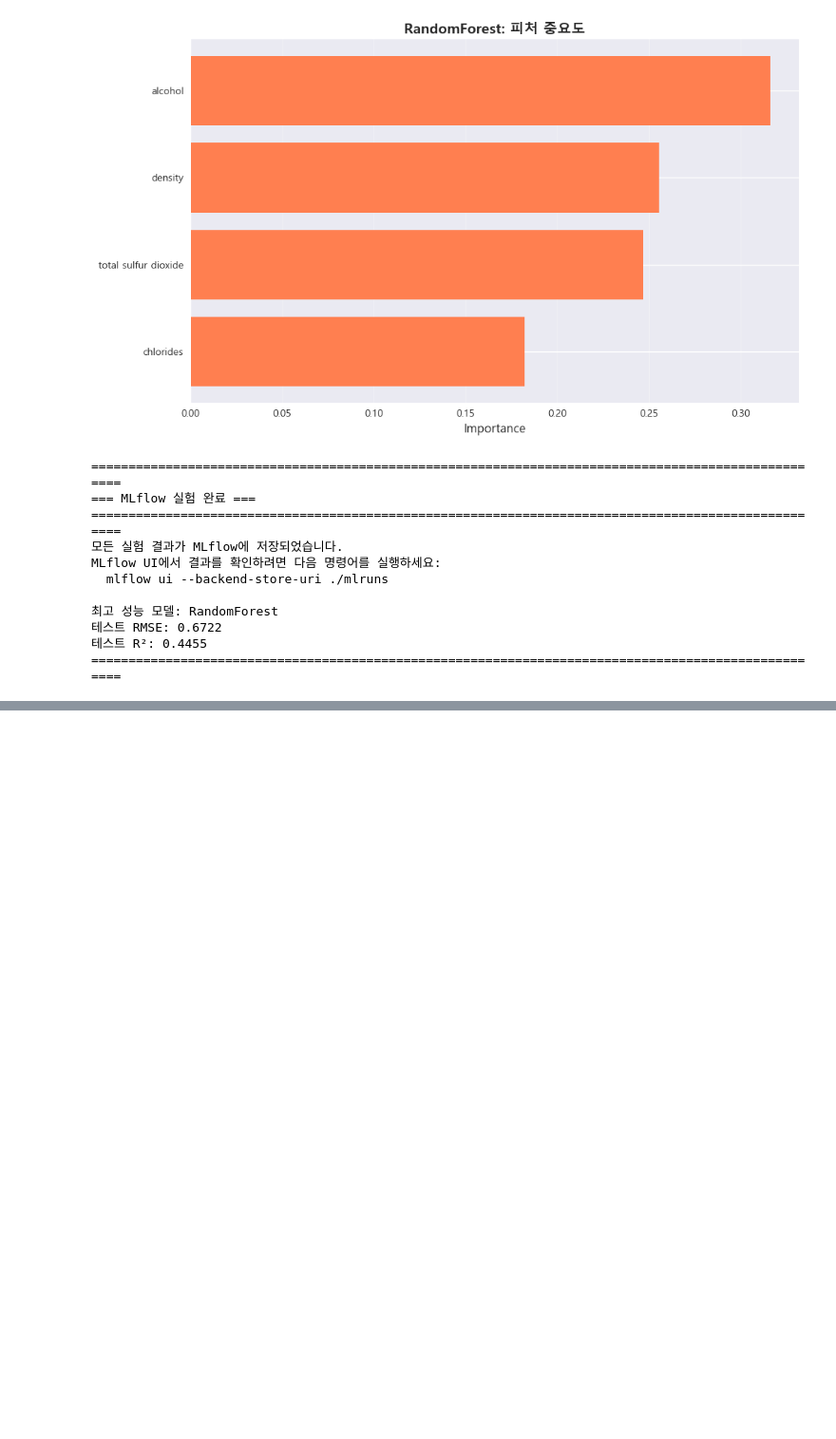
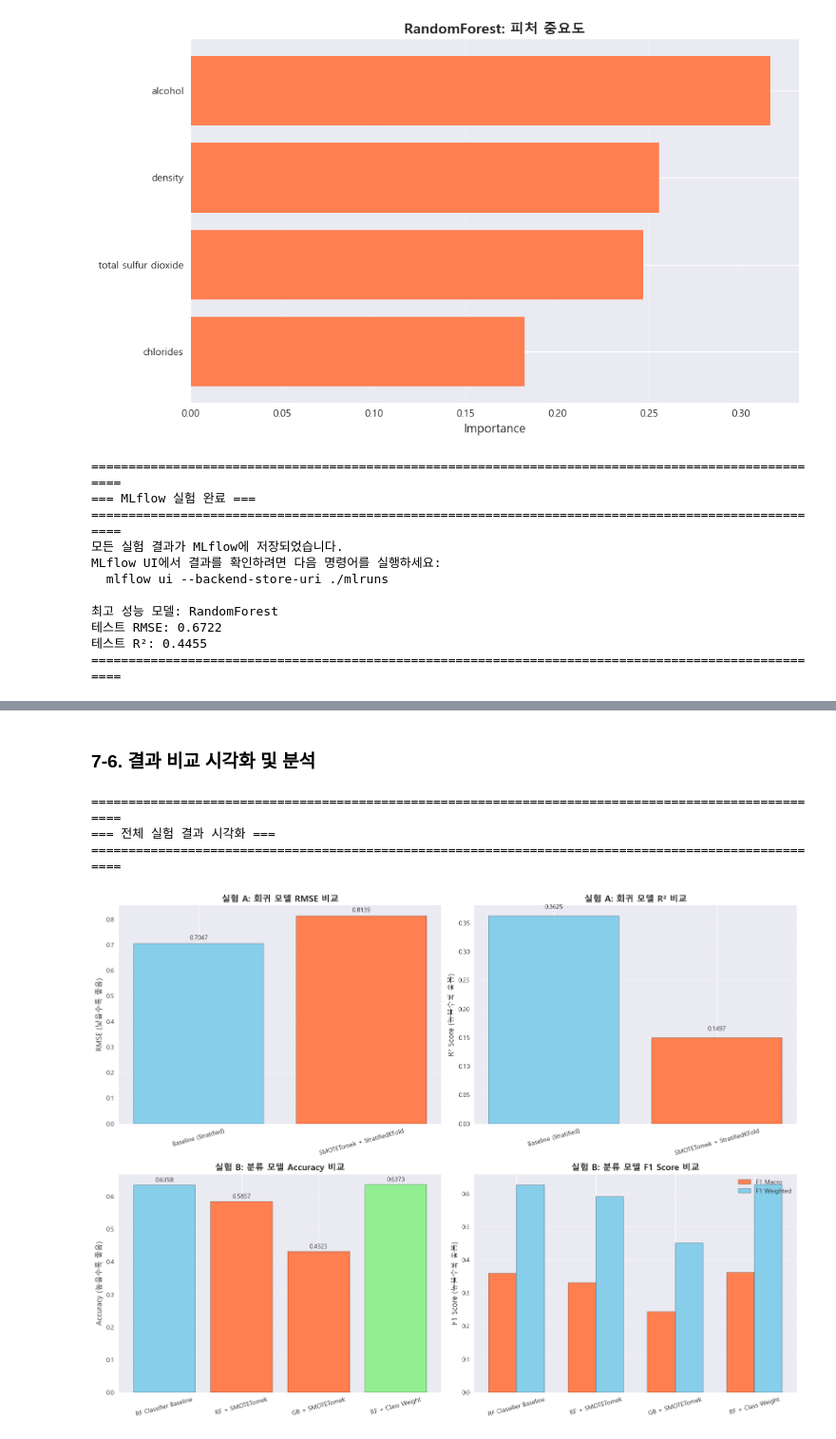
Before and after one commit to JunKIM2603a/mlflow_wine, a Jupyter notebook: preprocessing_test.ipynb, the cells around one changed output, grey strips where cells are left out. Shown at 95% size. Cells and saved outputs as stored; diff of their text form; code cells hidden in the pictures; blank space fills up the shorter version.

```diff
--- a/preprocessing_test.ipynb
+++ b/preprocessing_test.ipynb
@@ -2105,0 +2771,72 @@ MLflow UI에서 결과를 확인하려면 다음 명령어를 실행하세요:
+# %% [markdown]
+### 7-6. 결과 비교 시각화 및 분석
+# %%
+# 결과 비교 시각화
+print("=" * 100)
+print("=== 전체 실험 결과 시각화 ===")
+print("=" * 100)
+
+fig, axes = plt.subplots(2, 2, figsize=(16, 12))
+
+# 1. 실험 A (회귀) 결과 비교
+ax1 = axes[0, 0]
+models_a = [r['model'] for r in experiment_a_results]
+rmse_a = [r['test_rmse'] for r in experiment_a_results]
+colors_a = ['skyblue' if 'Baseline' in m else 'coral' for m in models_a]
+bars1 = ax1.bar(models_a, rmse_a, color=colors_a, edgecolor='black')
+ax1.set_ylabel('RMSE (낮을수록 좋음)', fontsize=12)
+ax1.set_title('실험 A: 회귀 모델 RMSE 비교', fontsize=14, fontweight='bold')
+ax1.tick_params(axis='x', rotation=15)
+for bar, val in zip(bars1, rmse_a):
+    ax1.text(bar.get_x() + bar.get_width()/2, bar.get_height() + 0.01,
+             f'{val:.4f}', ha='center', va='bottom', fontsize=10)
+ax1.grid(True, alpha=0.3, axis='y')
+
+# 2. 실험 A (회귀) R² 비교
+ax2 = axes[0, 1]
+r2_a = [r['test_r2'] for r in experiment_a_results]
+bars2 = ax2.bar(models_a, r2_a, color=colors_a, edgecolor='black')
+ax2.set_ylabel('R² Score (높을수록 좋음)', fontsize=12)
+ax2.set_title('실험 A: 회귀 모델 R² 비교', fontsize=14, fontweight='bold')
+ax2.tick_params(axis='x', rotation=15)
+for bar, val in zip(bars2, r2_a):
+    ax2.text(bar.get_x() + bar.get_width()/2, bar.get_height() + 0.01,
+             f'{val:.4f}', ha='center', va='bottom', fontsize=10)
+ax2.grid(True, alpha=0.3, axis='y')
+
+# 3. 실험 B (분류) Accuracy 비교
+ax3 = axes[1, 0]
+models_b = [r['model'] for r in experiment_b_results]
+acc_b = [r['test_accuracy'] for r in experiment_b_results]
+colors_b = ['skyblue' if 'Baseline' in m else ('coral' if 'SMOTETomek' in m else 'lightgreen') for m in models_b]
+bars3 = ax3.bar(models_b, acc_b, color=colors_b, edgecolor='black')
+ax3.set_ylabel('Accuracy (높을수록 좋음)', fontsize=12)
+ax3.set_title('실험 B: 분류 모델 Accuracy 비교', fontsize=14, fontweight='bold')
+ax3.tick_params(axis='x', rotation=15)
+for bar, val in zip(bars3, acc_b):
+    ax3.text(bar.get_x() + bar.get_width()/2, bar.get_height() + 0.005,
+             f'{val:.4f}', ha='center', va='bottom', fontsize=10)
+ax3.grid(True, alpha=0.3, axis='y')
+
+# 4. 실험 B (분류) F1 Score 비교
+ax4 = axes[1, 1]
+f1_macro_b = [r['test_f1_macro'] for r in experiment_b_results]
+f1_weighted_b = [r['test_f1_weighted'] for r in experiment_b_results]
+x_pos = np.arange(len(models_b))
+width = 0.35
+bars4a = ax4.bar(x_pos - width/2, f1_macro_b, width, label='F1 Macro', color='coral', edgecolor='black')
+bars4b = ax4.bar(x_pos + width/2, f1_weighted_b, width, label='F1 Weighted', color='skyblue', edgecolor='black')
+ax4.set_ylabel('F1 Score (높을수록 좋음)', fontsize=12)
+ax4.set_title('실험 B: 분류 모델 F1 Score 비교', fontsize=14, fontweight='bold')
+ax4.set_xticks(x_pos)
+ax4.set_xticklabels(models_b, rotation=15)
+ax4.legend()
+ax4.grid(True, alpha=0.3, axis='y')
+
+plt.tight_layout()
+plt.show()
+# %% [output]
+====================================================================================================
+=== 전체 실험 결과 시각화 ===
+====================================================================================================
+[figure, added]
```
Also changed, not shown: parts of 20 cells of this notebook, 2 other files.
